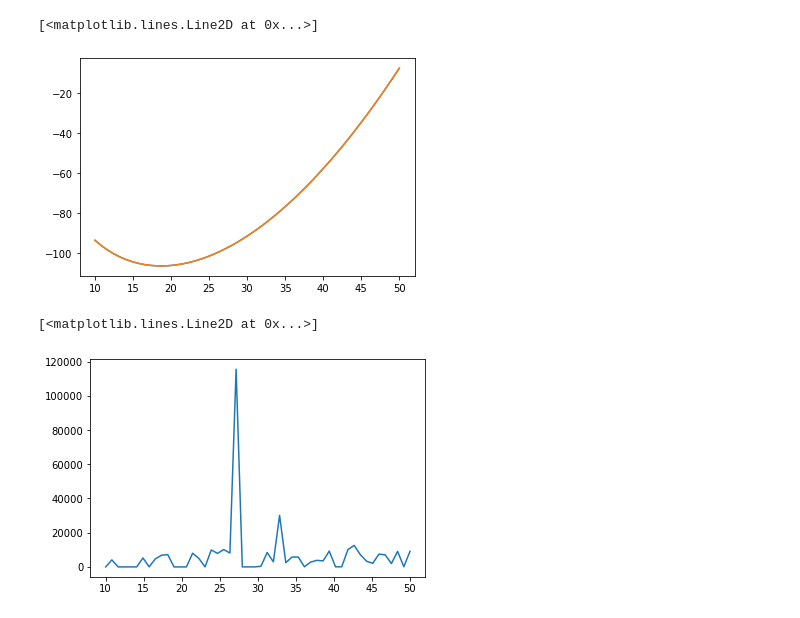
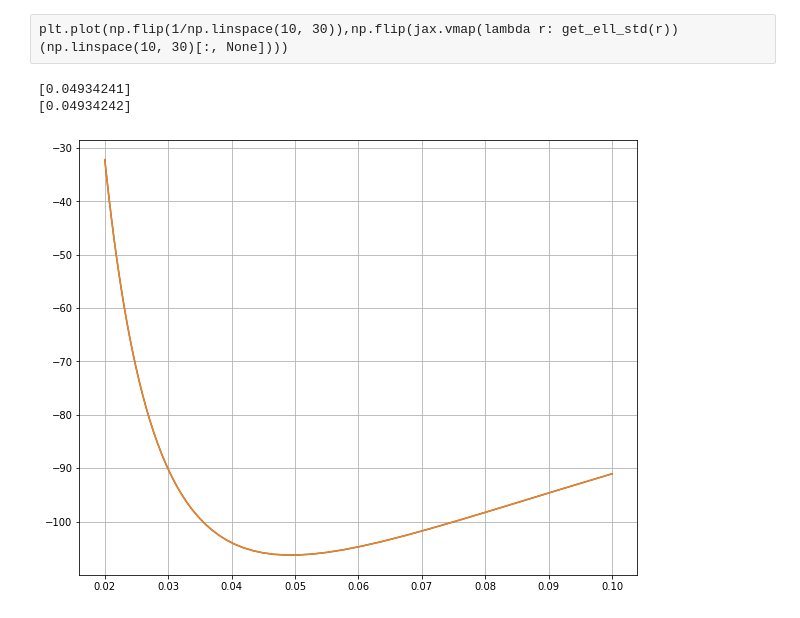
Before and after one commit to EEA-sensors/sqrt-parallel-smoothers, a Jupyter notebook: notebooks/experiment_bearing_only_parameter_estimation.ipynb, the cells around one changed output. Saved outputs shown, nothing was run; the diff lists cells and outputs as text; code cells hidden in the pictures.

```diff
--- a/notebooks/experiment_bearing_only_parameter_estimation.ipynb
+++ b/notebooks/experiment_bearing_only_parameter_estimation.ipynb
@@ -151,24 +216,49 @@ jnp.savez("pe_ell_sqrt_extended_T50_par",
+# %% [raw]
+plt.plot(np.flip(1/np.linspace(10, 30)),np.flip(jax.vmap(lambda r: get_ell_std(r))
+(np.linspace(10, 30)[:, None])))
 # %%
 # with np.load("pe_ell_std_extended_T50.npz") as loaded:
 #     ell_std_extended_T50 = loaded["ell_std_extended_T50"]
+#     theta_std = loaded["theta_std"]
 
 # with np.load("pe_ell_sqrt_extended_T50.npz") as loaded:
 #     ell_sqrt_extended_T50 = loaded["ell_sqrt_extended_T50"]
+#     theta_sqrt = loaded["theta_sqrt"]
 
 with np.load("pe_ell_std_extended_T50_par.npz") as loaded:
     ell_std_extended_T50_par = loaded["ell_std_extended_T50_par"]
+    grad_ell_std_extended_T50_par = loaded["grad_ell_std_extended_T50_par"]
+    theta_par_std = loaded["theta_par_std"]
 
 with np.load("pe_ell_sqrt_extended_T50_par.npz") as loaded:
     ell_sqrt_extended_T50_par = loaded["ell_sqrt_extended_T50_par"]
+    grad_ell_sqrt_extended_T50_par = loaded["grad_ell_sqrt_extended_T50_par"]
+    theta_par_sqrt = loaded["theta_par_sqrt"]
 
-# with np.load("pe_ell_std_cubature_T50.npz") as loaded:
+# with np.load("pe_ell_std_cubature_T50.npz") as loaded:§
 #     ell_std_cubature_T50 = loaded["ell_std_cubature_T50"]
 
 # with np.load("pe_ell_sqrt_cubature_T50.npz") as loaded:
 #     ell_sqrt_cubature_T50 = loaded["ell_sqrt_cubature_T50"]
 
 # plt.plot(np.linspace(10, 50), ell_std_extended_T50)
+
+
+
 # plt.plot(np.linspace(10, 50), ell_sqrt_extended_T50)
-# %% [output]
-[<matplotlib.lines.Line2D at 0x...>]
-[figure, removed]
+# %%
+plt.figure(figsize=(10,8))
+# plt.plot(np.flip(1/np.linspace(10, 50)),np.flip(ell_std_extended_T50))
+# plt.plot(np.flip(1/np.linspace(10, 50)),np.flip(ell_sqrt_extended_T50))
+plt.plot(np.flip(1/np.linspace(10, 50)),np.flip(ell_std_extended_T50_par))
+plt.plot(np.flip(1/np.linspace(10, 50)),np.flip(ell_sqrt_extended_T50_par))
+plt.grid()
+
+# print(theta_std)
+# print(theta_sqrt)
+print(theta_par_std)
+print(theta_par_sqrt)
+# %% [output]
+[0.04934241]
+[0.04934242]
+[figure, added]
@@ -175,8 +272,3 @@ with np.load("pe_ell_sqrt_extended_T50_par.npz") as loaded:
 # %%
-plt.plot(np.linspace(10, 50),
-         np.array(jax.vmap(lambda r: get_ell_std(r))(np.linspace(10, 50)[:, None])))
-plt.plot(np.linspace(10, 50),
-         np.array(jax.vmap(lambda r: get_ell_sqrt(r))(np.linspace(10, 50)[:, None])))
+plt.plot(np.linspace(11, 14),
+         np.array(jax.vmap(lambda r: grad_ell_sqrt(r))(np.linspace(11, 14)[:, None])[1]))
-# %% [output]
-[<matplotlib.lines.Line2D at 0x...>]
-[figure, removed]
```
Also changed, not shown: parts of 8 cells of this notebook, 4 other files.
